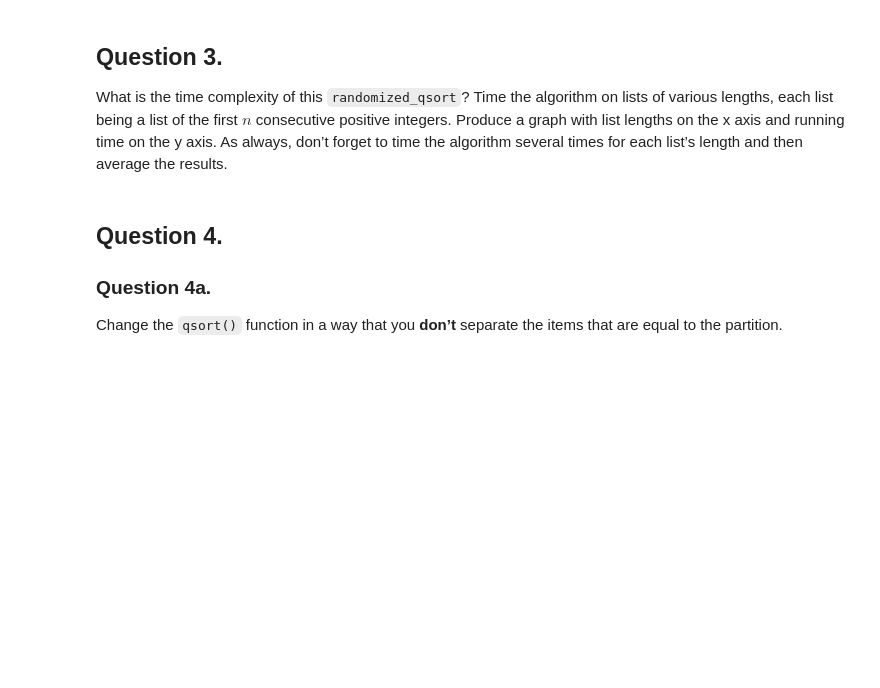
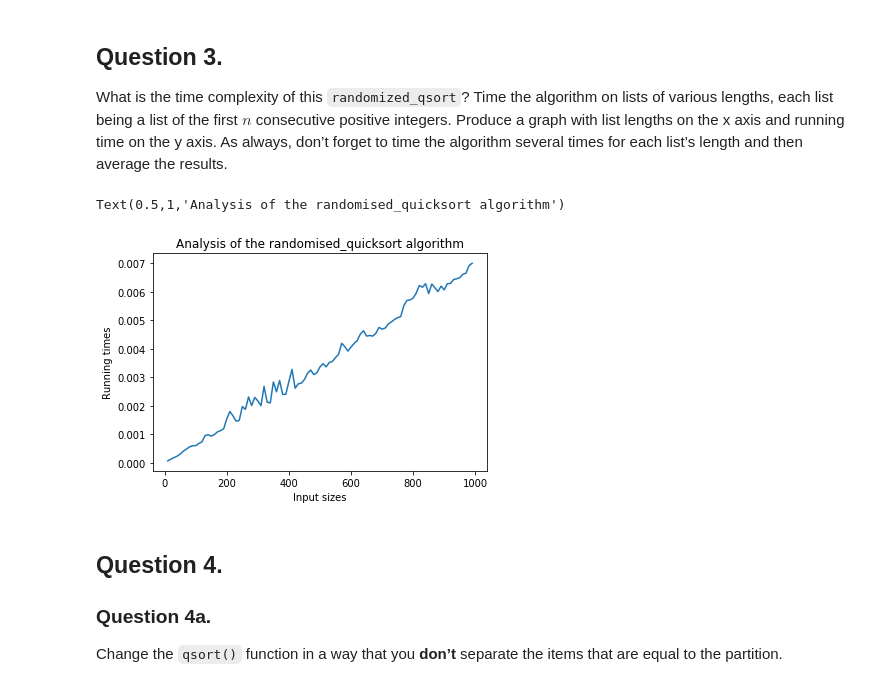
Before and after one commit to mahmud-nobe/CS110, a Jupyter notebook: Pre_class_Work/cs110_pcw_6_2/cs110_pcw_6_2.ipynb, the cells around one changed output. Drawn from its saved outputs; the diff is of its cells as text; code cells hidden in the pictures; blank space fills up the shorter version.

```diff
--- a/Pre_class_Work/cs110_pcw_6_2/cs110_pcw_6_2.ipynb
+++ b/Pre_class_Work/cs110_pcw_6_2/cs110_pcw_6_2.ipynb
@@ -129,3 +126,47 @@ raise NotImplementedError()
+# %%
+import time
+from typing import List
+import numpy as np
+import matplotlib.pyplot as plt
+
+def randomized_quicksort(n: int) -> List:
+    """
+    Randomly sorts a consecutively generated list
+
+    :param n:
+        The number of values to generate
+
+    :returns a sorted list
+    """
+    lst: List = [i for i in range(n)]
+    random.shuffle(lst)
+    return qsort(lst)
+
+iterations: int = 100  # Number of times to run the algorithm before averaging
+
+min_n, max_n, step = 10, 1000, 10
+
+running_times: List = []
+for n in range(min_n, max_n, step):
+    current_running_times: List = []
+    for i in range(iterations):
+        start_time = time.time()
+        randomized_quicksort(n)
+        current_running_times.append(time.time() - start_time)
+    running_times.append(np.mean(current_running_times))
+
+%matplotlib inline
+
+plt.plot(
+    list(range(min_n, max_n, step)),
+    running_times
+    )
+plt.xlabel('Input sizes')
+plt.ylabel('Running times')
+plt.title('Analysis of the randomised_quicksort algorithm')
+# %% [output]
+Text(0.5,1,'Analysis of the randomised_quicksort algorithm')
+[figure, added]
 # %% [markdown]
 ## Question 4.
 
```
Also changed, not shown: parts of 2 cells of this notebook.
